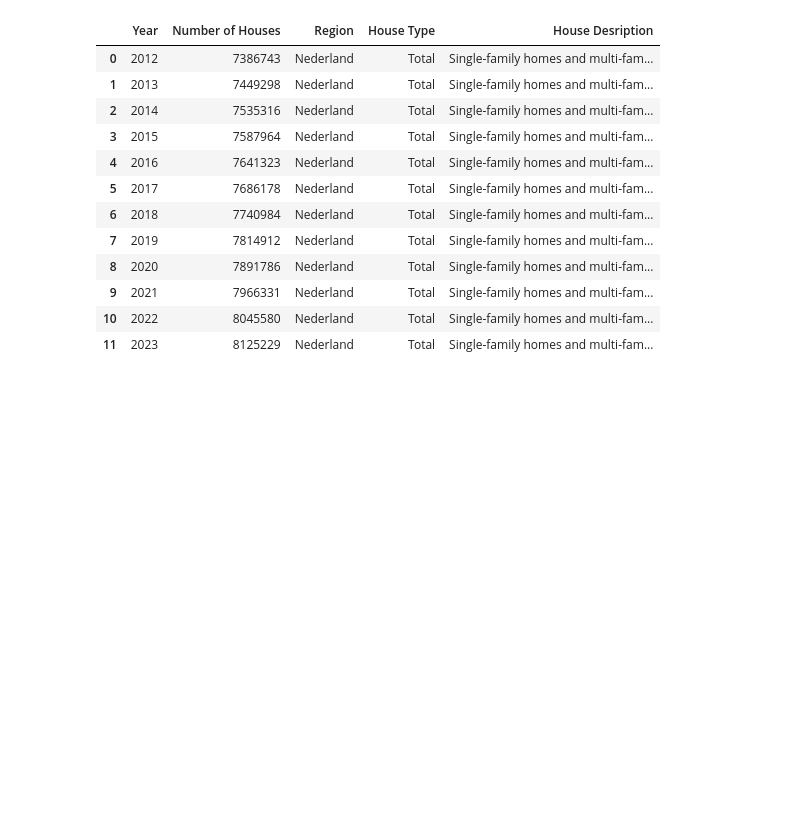
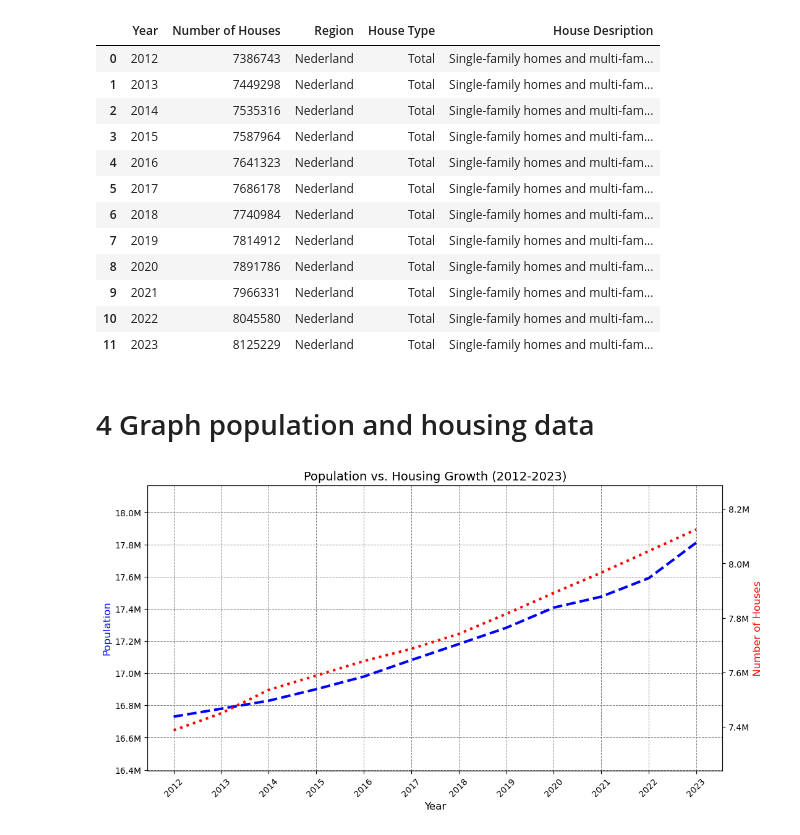
Before and after one commit to Xenoxort/neth_demography, a Jupyter notebook: neth_demography.ipynb, the cells around one changed output. Saved outputs shown, nothing was run; the diff lists cells and outputs as text; code cells hidden in the pictures; blank space fills up the shorter version.

Commit message:
Adding an interactive line chart comparing the Population and Number of houses

```diff
--- a/neth_demography.ipynb
+++ b/neth_demography.ipynb
@@ -192,3 +196,41 @@ df_neth_total
 | 9 | 2021 | 7966331 | Nederland | Total | Single-family homes and multi-fam... |
 | 10 | 2022 | 8045580 | Nederland | Total | Single-family homes and multi-fam... |
 | 11 | 2023 | 8125229 | Nederland | Total | Single-family homes and multi-fam... |
+# %% [markdown]
+# 4 Graph population and housing data
+# %%
+fig, ax = plt.subplots(figsize=(12, 6))
+
+# First y-axis: Population
+ax.plot(df_pop_final["Year"], df_pop_final["Population"], label="Population", color="blue", linestyle="--", linewidth = 3)
+ax.set_ylabel("Population", fontsize=12, color="blue")
+ax.yaxis.set_major_formatter(ticker.FuncFormatter(lambda x, pos: f'{x/1e6:.1f}M'))
+
+# Scale first y-axis
+ax.set_ylim(min(df_pop_final["Population"]) * 0.98, max(df_pop_final["Population"]) * 1.02)
+
+# Create second y-axis
+ax2 = ax.twinx()
+
+# Second y-axis: Housing
+ax2.plot(df_neth_total["Year"], df_neth_total["Number of Houses"], label="Housing", color="red", linestyle=":", linewidth = 3)
+ax2.set_ylabel("Number of Houses", fontsize=12, color="red")
+ax2.yaxis.set_major_formatter(ticker.FuncFormatter(lambda x, pos: f'{x/1e6:.1f}M'))
+
+# Scale second y-axis
+ax2.set_ylim(min(df_neth_total["Number of Houses"]) * 0.98, max(df_neth_total["Number of Houses"]) * 1.02)
+
+# Set x-axis labels
+ax.set_xticks(df_pop_final["Year"])
+plt.setp(ax.get_xticklabels(), rotation=45)
+
+# Grid and background
+ax.grid(color='grey', linestyle='--', linewidth=0.7)
+
+# Titles
+ax.set_title("Population vs. Housing Growth (2012-2023)", fontsize=14)
+ax.set_xlabel("Year", fontsize=12)
+
+plt.show()
+# %% [output]
+[figure, added]
```
Also changed, not shown: parts of 3 cells of this notebook.
